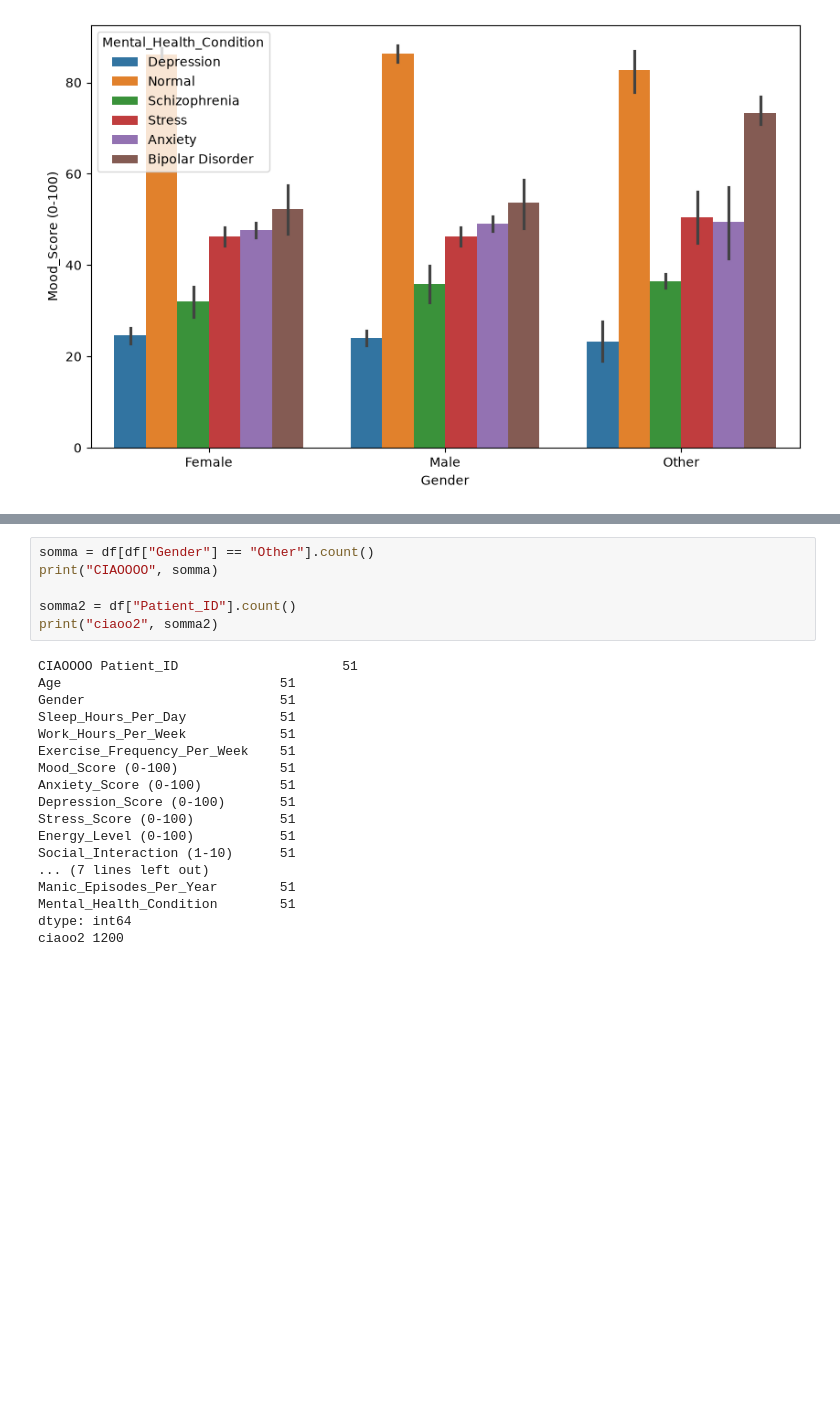
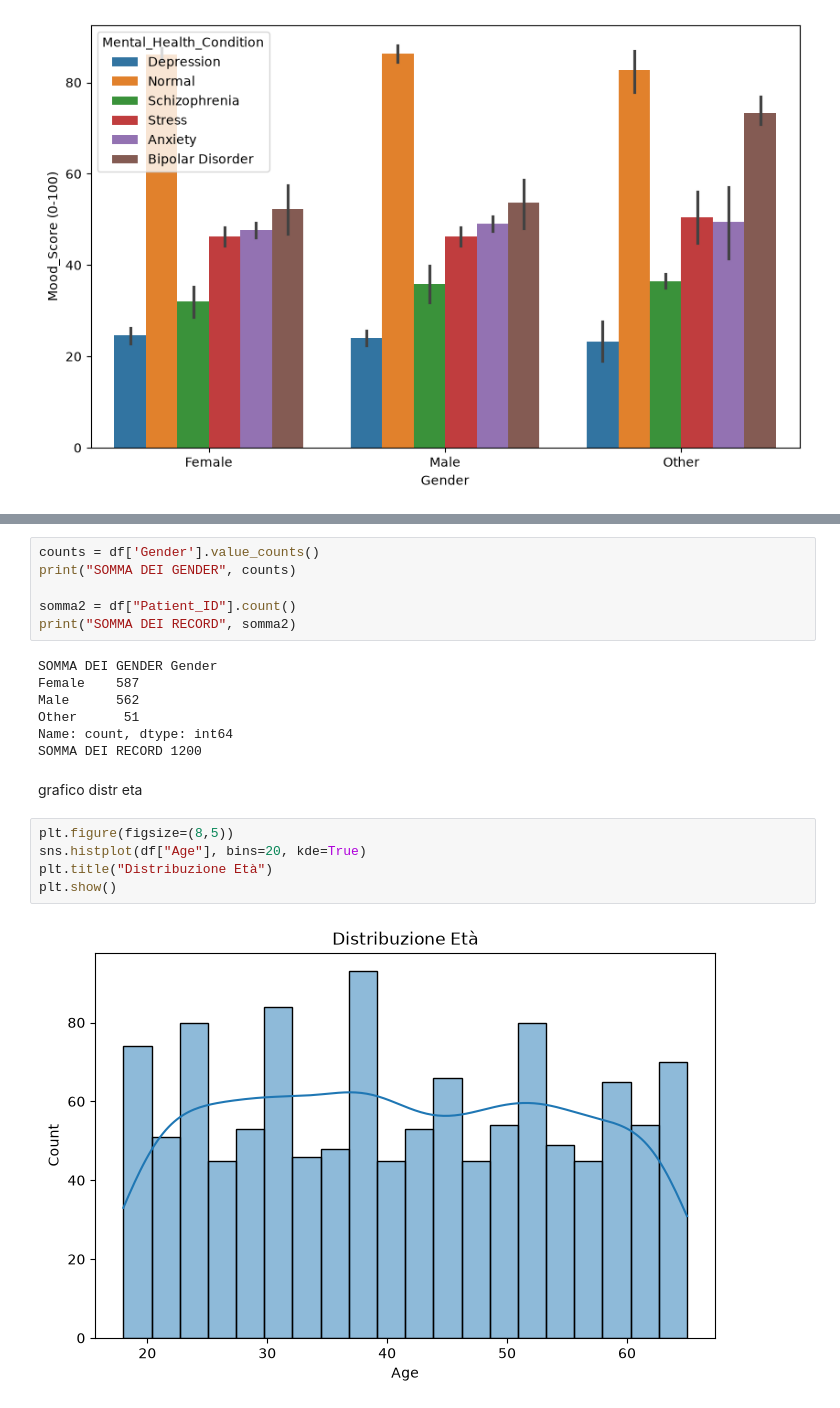
Before and after one commit to salvannunziata/studioDataset, a Jupyter notebook: 01_dataset_exploration.ipynb, the cells around one changed output, grey strips where cells are left out. Saved outputs shown, nothing was run; the diff lists cells and outputs as text; blank space fills up the shorter version.

```diff
--- a/01_dataset_exploration.ipynb
+++ b/01_dataset_exploration.ipynb
@@ -123,24 +110,22 @@ plt.show()
 # %%
-somma = df[df["Gender"] == "Other"].count()
-print("CIAOOOO", somma)
+counts = df['Gender'].value_counts()
+print("SOMMA DEI GENDER", counts)
 
 somma2 = df["Patient_ID"].count()
-print("ciaoo2", somma2)
+print("SOMMA DEI RECORD", somma2)
 # %% [output]
-CIAOOOO Patient_ID                     51
-Age                            51
-Gender                         51
-Sleep_Hours_Per_Day            51
-Work_Hours_Per_Week            51
-Exercise_Frequency_Per_Week    51
-Mood_Score (0-100)             51
-Anxiety_Score (0-100)          51
-Depression_Score (0-100)       51
-Stress_Score (0-100)           51
-Energy_Level (0-100)           51
-Social_Interaction (1-10)      51
-... (7 lines left out)
-Manic_Episodes_Per_Year        51
-Mental_Health_Condition        51
-dtype: int64
-ciaoo2 1200
+SOMMA DEI GENDER Gender
+Female    587
+Male      562
+Other      51
+Name: count, dtype: int64
+SOMMA DEI RECORD 1200
+# %% [markdown]
+grafico distr eta
+# %%
+plt.figure(figsize=(8,5))
+sns.histplot(df["Age"], bins=20, kde=True)
+plt.title("Distribuzione Età")
+plt.show()
+# %% [output]
+[figure, added]
```
Also changed, not shown: parts of 19 cells of this notebook, 1 other file.
